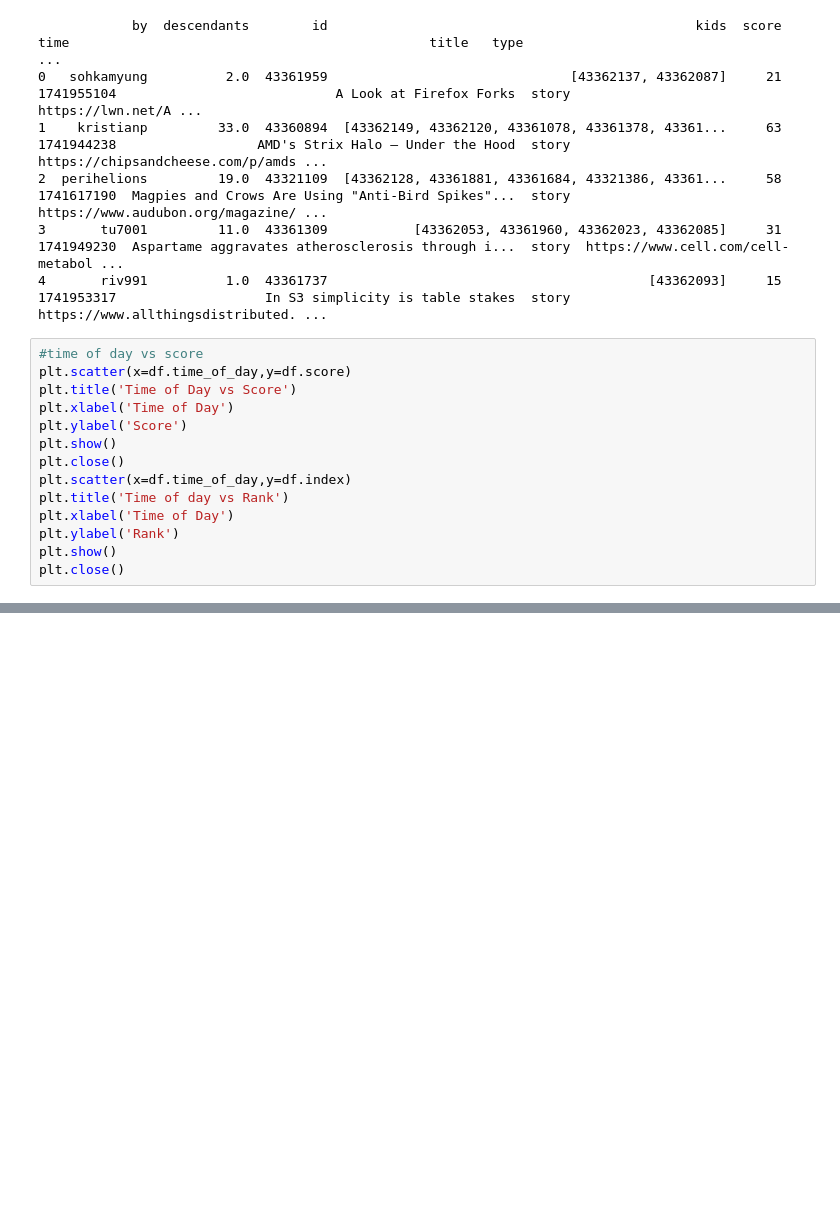
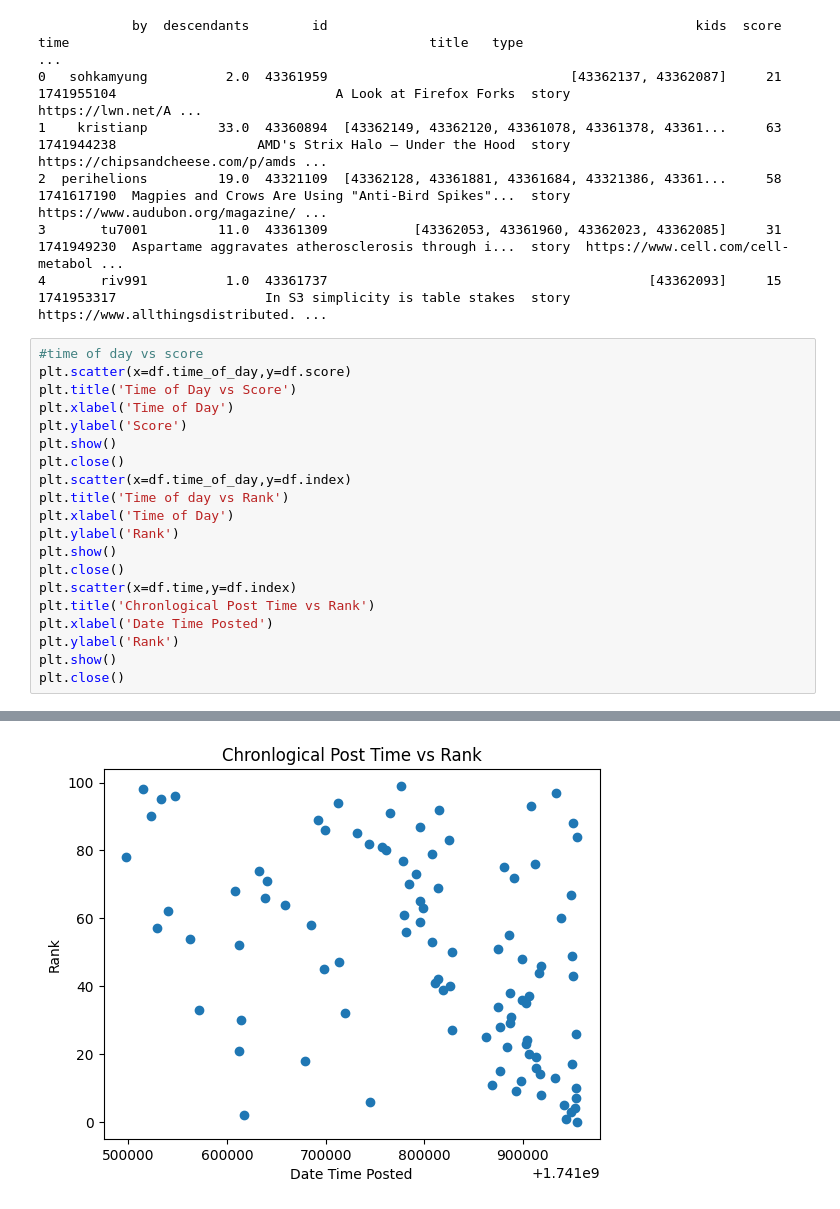
Before and after one commit to kailebo/hacker_news_pop, a Jupyter notebook: analysis_notebooks/01_eda.ipynb, the cells around one changed output, grey strips where cells are left out. Drawn from its saved outputs; the diff is of its cells as text; blank space fills up the shorter version.

```diff
--- a/analysis_notebooks/01_eda.ipynb
+++ b/analysis_notebooks/01_eda.ipynb
@@ -143,17 +161,24 @@ print(df.head())
 # %%
 #time of day vs score
 plt.scatter(x=df.time_of_day,y=df.score)
 plt.title('Time of Day vs Score')
 plt.xlabel('Time of Day')
 plt.ylabel('Score')
 plt.show()
 plt.close()
 plt.scatter(x=df.time_of_day,y=df.index)
 plt.title('Time of day vs Rank')
 plt.xlabel('Time of Day')
 plt.ylabel('Rank')
 plt.show()
 plt.close()
+plt.scatter(x=df.time,y=df.index)
+plt.title('Chronlogical Post Time vs Rank')
+plt.xlabel('Date Time Posted')
+plt.ylabel('Rank')
+plt.show()
+plt.close()
 # %% [output]
 [figure]
 [figure]
+[figure, added]
```
Also changed, not shown: parts of 11 cells of this notebook.
